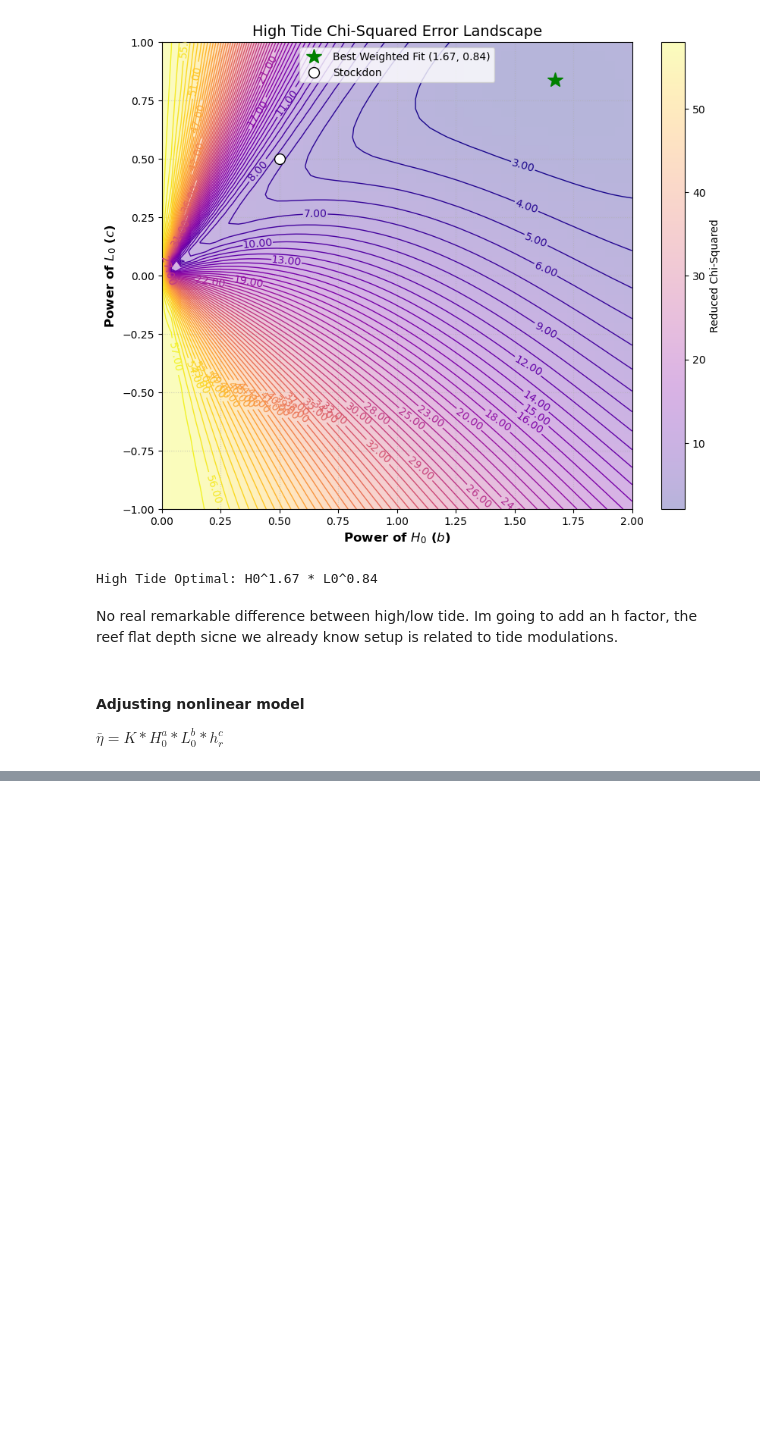
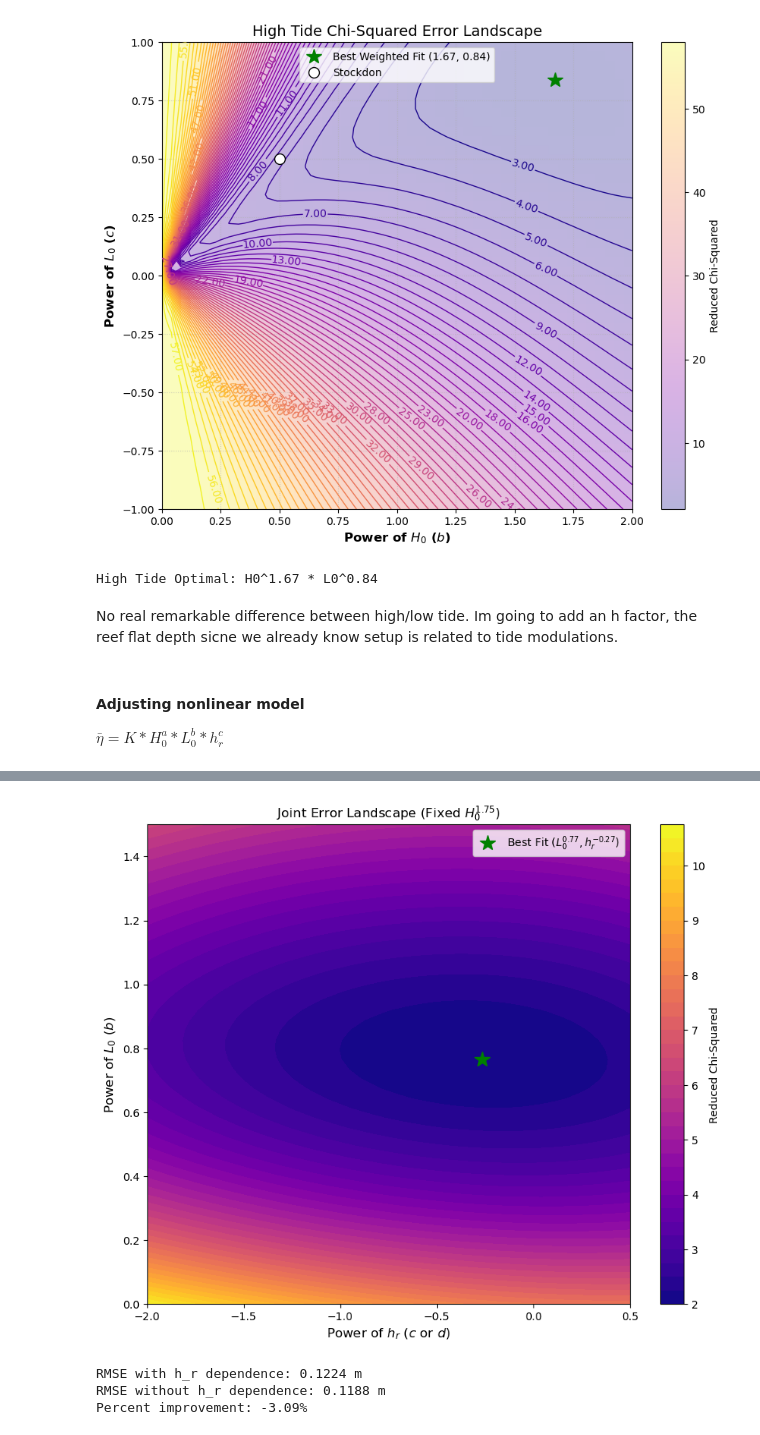
Before and after one commit to isidora-rojas/PILOT_Mokuleia, a Jupyter notebook: 2025_Mark_Meetings/Holiday Break/1_scaling_tides.ipynb, the cells around one changed output, grey strips where cells are left out. Saved outputs shown, nothing was run; the diff lists cells and outputs as text; code cells hidden in the pictures; blank space fills up the shorter version.

```diff
--- a/Mark_Meetings/1_scaling_tides.ipynb
+++ b/2025_Mark_Meetings/Holiday Break/1_scaling_tides.ipynb
@@ -162,0 +385,75 @@ NameError: name 'binned_df' is not defined
+# %%
+def plot_joint_landscape(binned_df,
+                         l_range=np.linspace(0, 1.5, 50), # power 'c'
+                         h_range=np.linspace(-2.0, 0.5, 50), # power 'd'
+                         fixed_b=1.75):
+
+    H = binned_df['H0_mean'].values
+    L = binned_df['L0_mean'].values
+    hr = binned_df['h_reef_mean'].values
+    Y = binned_df['setup_mean'].values
+    Sigma = binned_df['setup_sem'].values
+    weights = 1.0 / Sigma
+
+    chi_grid = np.zeros((len(l_range), len(h_range)))
+
+    for i, l_pow in enumerate(l_range):
+        for j, h_pow in enumerate(h_range):
+            # The scaling term: H^1.75 * L^l_pow * hr^h_pow
+            Z = (H**fixed_b) * (L**l_pow) * (hr**h_pow)
+
+            # Linear regression: Setup = K*Z + offset
+            coeffs = np.polyfit(Z, Y, 1, w=weights)
+            Y_pred = np.poly1d(coeffs)(Z)
+
+            chi_sq = np.sum(((Y - Y_pred) / Sigma)**2)
+            chi_grid[i, j] = chi_sq / len(Y)
+
+    # Plotting
+    plt.figure(figsize=(10, 8))
+    plt.contourf(h_range, l_range, chi_grid, levels=40, cmap='plasma')
+    plt.colorbar(label='Reduced Chi-Squared')
+
+    # Find minimum
+    idx = np.unravel_index(np.argmin(chi_grid), chi_grid.shape)
+    best_l, best_h = l_range[idx[0]], h_range[idx[1]]
+
+    plt.plot(best_h, best_l, 'g*', ms=15, label=f'Best Fit ($L_0^{{{best_l:.2f}}}, h_r^{{{best_h:.2f}}}$)')
+    plt.xlabel('Power of $h_r$ ($c$ or $d$)', fontsize=12)
+    plt.ylabel('Power of $L_0$ ($b$)', fontsize=12)
+    plt.title(f'Joint Error Landscape (Fixed $H_0^{{{fixed_b}}}$)')
+    plt.legend()
+    plt.show()
+
+    return best_l, best_h
+
+# Run the scan
+best_l_pow, best_h_pow = plot_joint_landscape(binned_h)
+# %% [output]
+[figure, added]
+# %%
+def compare_models(binned_df, best_l, best_h):
+    H = binned_df['H0_mean']
+    L = binned_df['L0_mean']
+    hr = binned_df['h_reef_mean']
+    observed = binned_df['setup_mean']
+
+    # Model A: Your Best Fit
+    Z_best = (H**1.75) * (L**best_l) * (hr**best_h)
+    slope_a, _ = np.polyfit(Z_best, observed, 1)
+    rmse_a = np.sqrt(np.mean((observed - (slope_a * Z_best))**2))
+
+    # Model B: No Depth Dependence (d=0)
+    Z_no_depth = (H**1.75) * (L**best_l) * (hr**0)
+    slope_b, _ = np.polyfit(Z_no_depth, observed, 1)
+    rmse_b = np.sqrt(np.mean((observed - (slope_b * Z_no_depth))**2))
+
+    print(f"RMSE with h_r dependence: {rmse_a:.4f} m")
+    print(f"RMSE without h_r dependence: {rmse_b:.4f} m")
+    print(f"Percent improvement: {((rmse_b - rmse_a) / rmse_b)*100:.2f}%")
+
+compare_models(binned_h, best_l_pow, best_h_pow)
+# %% [output]
+RMSE with h_r dependence: 0.1224 m
+RMSE without h_r dependence: 0.1188 m
+Percent improvement: -3.09%
```
Also changed, not shown: parts of 12 cells of this notebook, 2 other files.
